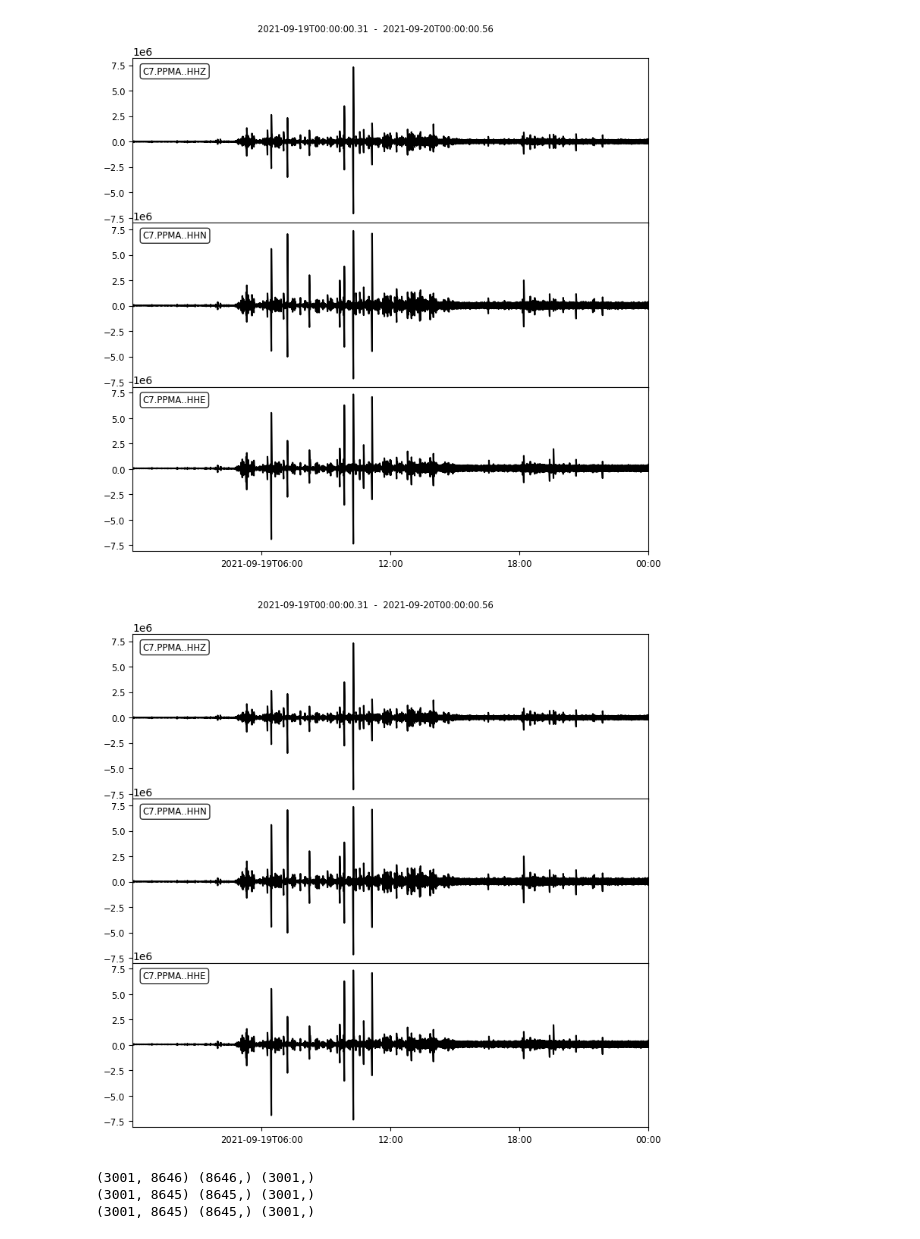
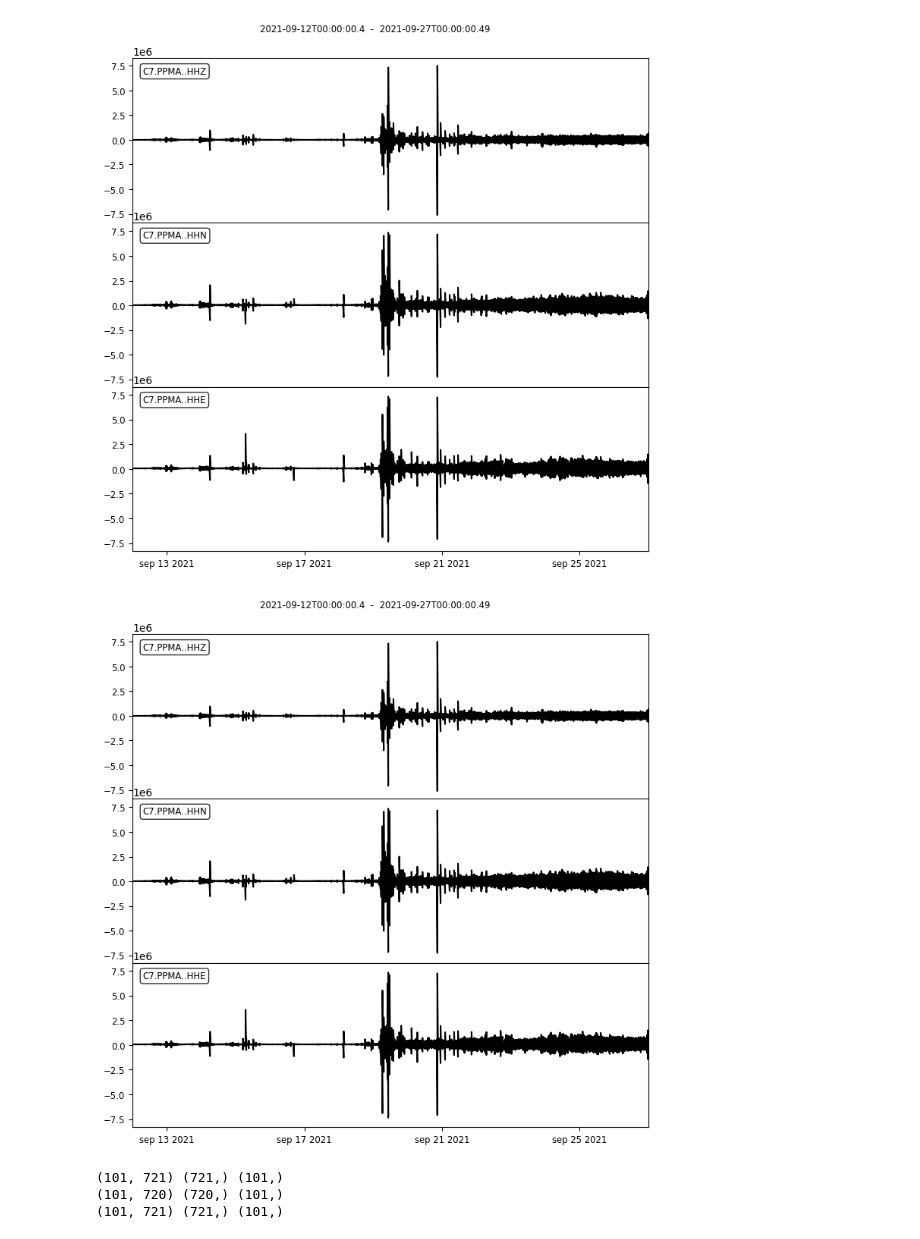
Before and after one commit to JesusGarSan/MESA, a Jupyter notebook: external/tutorials/spatial_statistics_application.ipynb, the cells around one changed output. Drawn from its saved outputs; the diff is of its cells as text; code cells hidden in the pictures.

```diff
--- a/external/tutorials/spatial_statistics_application.ipynb
+++ b/external/tutorials/spatial_statistics_application.ipynb
@@ -31,4 +31,4 @@ files = ['*.PPMA..*.D.2021.213', '*.PPMA..*.D.2021.214', '*.PPMA..*.D.2021.215',
-files = files[49:50]
+files = files[42:57]
 title = ""
 filepath = []
 
@@ -67,13 +91,13 @@ Merging 3 traces ...
-[figure, old version]
+[figure, new version]
-[figure, old version]
+[figure, new version]
 # %%
 N = len(st)
 times = [[] for _ in range(N)]
 freqs = [[] for _ in range(N)]
 Sxxs  = [[] for _ in range(N)]
 
-window_length= 60 # s
-window_shift = 10 # s
+window_length= 2 # s
+window_shift = 1800 # s
 
 window_samples = int(sr*window_length)
 hop = int(sr*window_shift)
@@ -81,11 +105,11 @@ hop = int(sr*window_shift)
 for i, tr in enumerate(st):
     signal= tr.data
     time, freq, Sxx = features.spectrogram(signal, sr,window_samples, hop, "blackman", "zeros", 'linear',)
-    times[i] = time[0:8644]
+    times[i] = time[0:720-1]
     freqs[i] = freq
-    Sxxs[i] = Sxx[:,0:8644]
+    Sxxs[i] = Sxx[:,0:720-1]
     print(Sxx.shape, time.shape, freq.shape)
 # %% [output]
-(3001, 8646) (8646,) (3001,)
-(3001, 8645) (8645,) (3001,)
-(3001, 8645) (8645,) (3001,)
+(101, 721) (721,) (101,)
+(101, 720) (720,) (101,)
+(101, 721) (721,) (101,)
```
Also changed, not shown: parts of 12 cells of this notebook.
